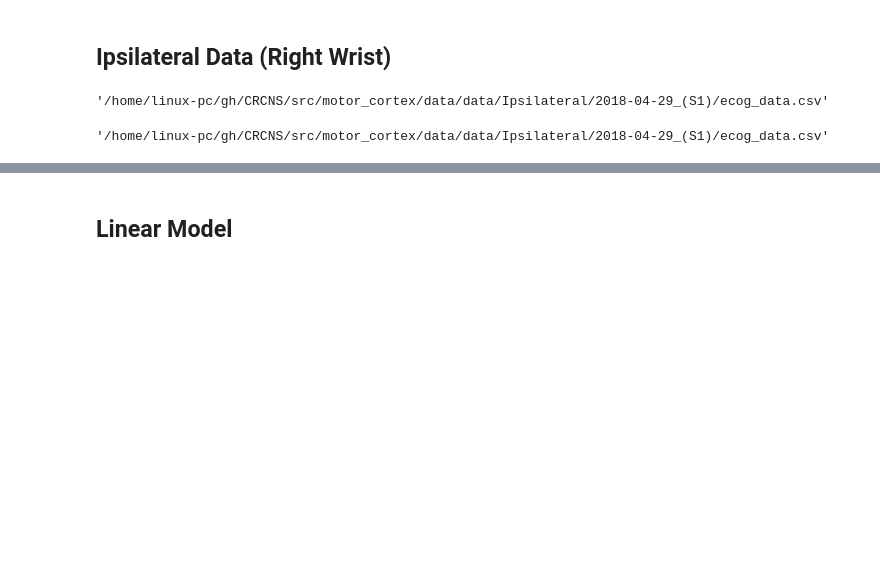
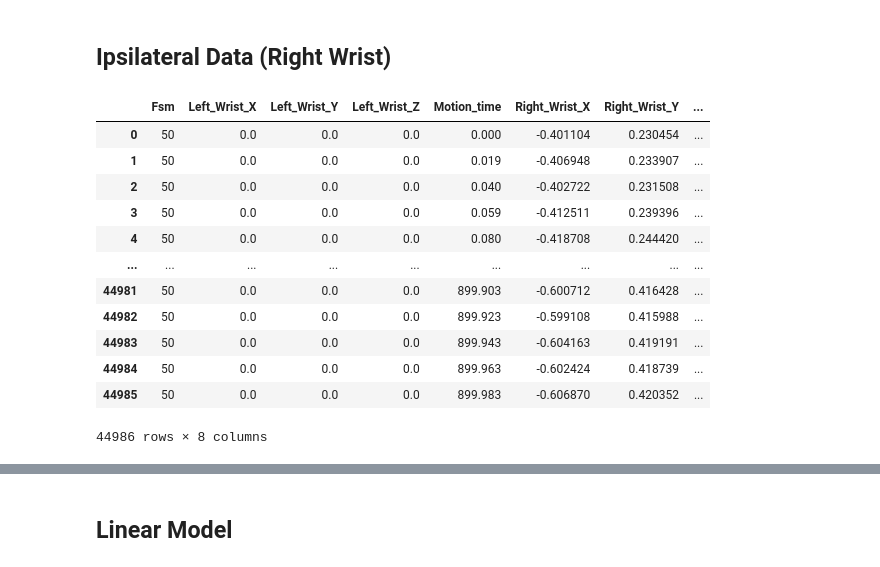
Before and after one commit to efwoods/CRCNS, a Jupyter notebook: data_analysis.ipynb, the cells around one changed output, grey strips where cells are left out. Drawn from its saved outputs; the diff is of its cells as text; code cells hidden in the pictures; blank space fills up the shorter version.

```diff
--- a/data_analysis.ipynb
+++ b/data_analysis.ipynb
@@ -574,12 +531,6 @@ ecog_data_bilateral_2018_07_12_S1[channel_data]
 del ecog_data_bilateral_2018_07_12_S1
 # %% [markdown]
 ## Ipsilateral Data (Right Wrist)
-# %%
-ecog_data_file_l[8]
-# %% [output]
-'/home/linux-pc/gh/CRCNS/src/motor_cortex/data/data/Ipsilateral/2018-04-29_(S1)/ecog_data.csv'
-# %%
-ecog_data_file_l[8]
-# %% [output]
-'/home/linux-pc/gh/CRCNS/src/motor_cortex/data/data/Ipsilateral/2018-04-29_(S1)/ecog_data.csv'
+# %%
+INDEX = 12
 # %%
@@ -590,0 +539,18 @@ preprocessor.save()
+# %%
+df = pd.read_csv(motion_data_file_l[INDEX])
+# %%
+df[df["Motion_time"] <= 900]
+# %% [output]
+|  | Fsm | Left_Wrist_X | Left_Wrist_Y | Left_Wrist_Z | Motion_time | Right_Wrist_X | Right_Wrist_Y | ... |
+| 0 | 50 | 0.0 | 0.0 | 0.0 | 0.000 | -0.401104 | 0.230454 | ... |
+| 1 | 50 | 0.0 | 0.0 | 0.0 | 0.019 | -0.406948 | 0.233907 | ... |
+| 2 | 50 | 0.0 | 0.0 | 0.0 | 0.040 | -0.402722 | 0.231508 | ... |
+| 3 | 50 | 0.0 | 0.0 | 0.0 | 0.059 | -0.412511 | 0.239396 | ... |
+| 4 | 50 | 0.0 | 0.0 | 0.0 | 0.080 | -0.418708 | 0.244420 | ... |
+| ... | ... | ... | ... | ... | ... | ... | ... | ... |
+| 44981 | 50 | 0.0 | 0.0 | 0.0 | 899.903 | -0.600712 | 0.416428 | ... |
+| 44982 | 50 | 0.0 | 0.0 | 0.0 | 899.923 | -0.599108 | 0.415988 | ... |
+| 44983 | 50 | 0.0 | 0.0 | 0.0 | 899.943 | -0.604163 | 0.419191 | ... |
+| 44984 | 50 | 0.0 | 0.0 | 0.0 | 899.963 | -0.602424 | 0.418739 | ... |
+| 44985 | 50 | 0.0 | 0.0 | 0.0 | 899.983 | -0.606870 | 0.420352 | ... |
+44986 rows × 8 columns
```
Also changed, not shown: parts of 44 cells of this notebook, 23 other files.
